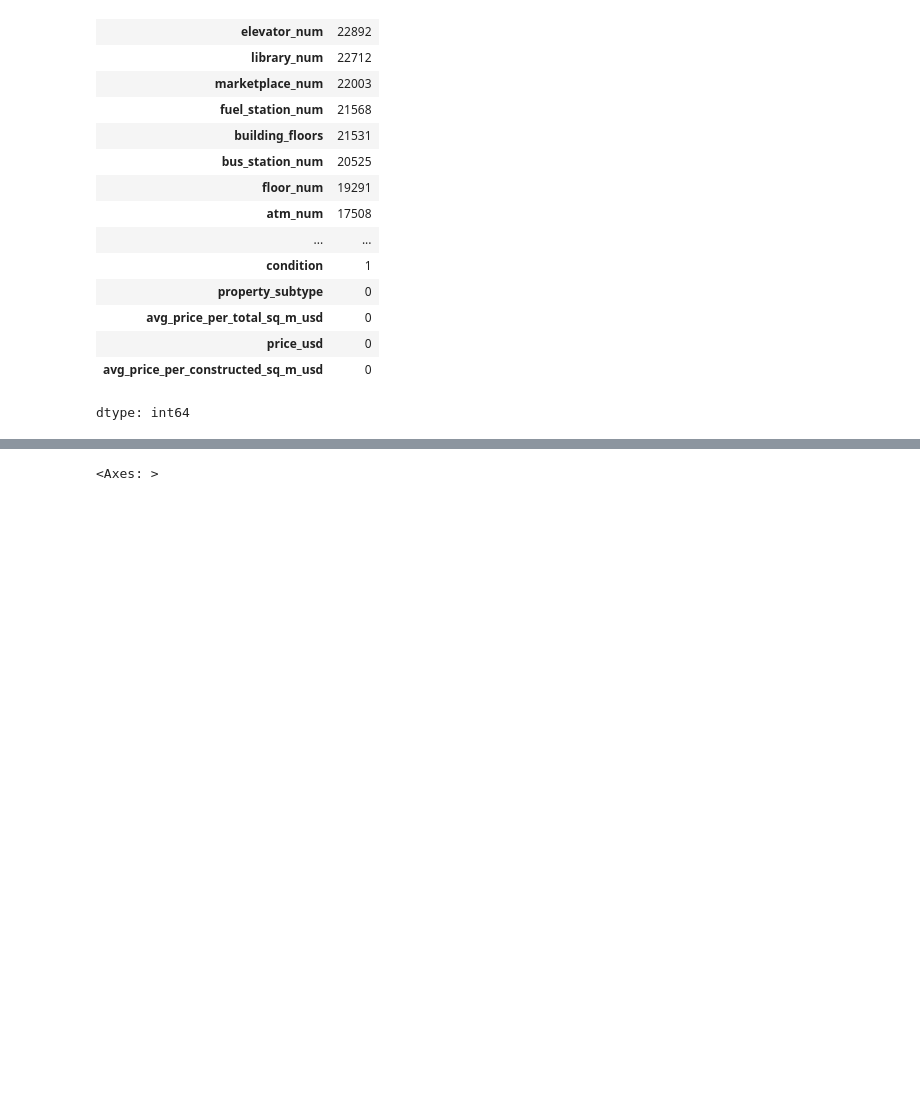
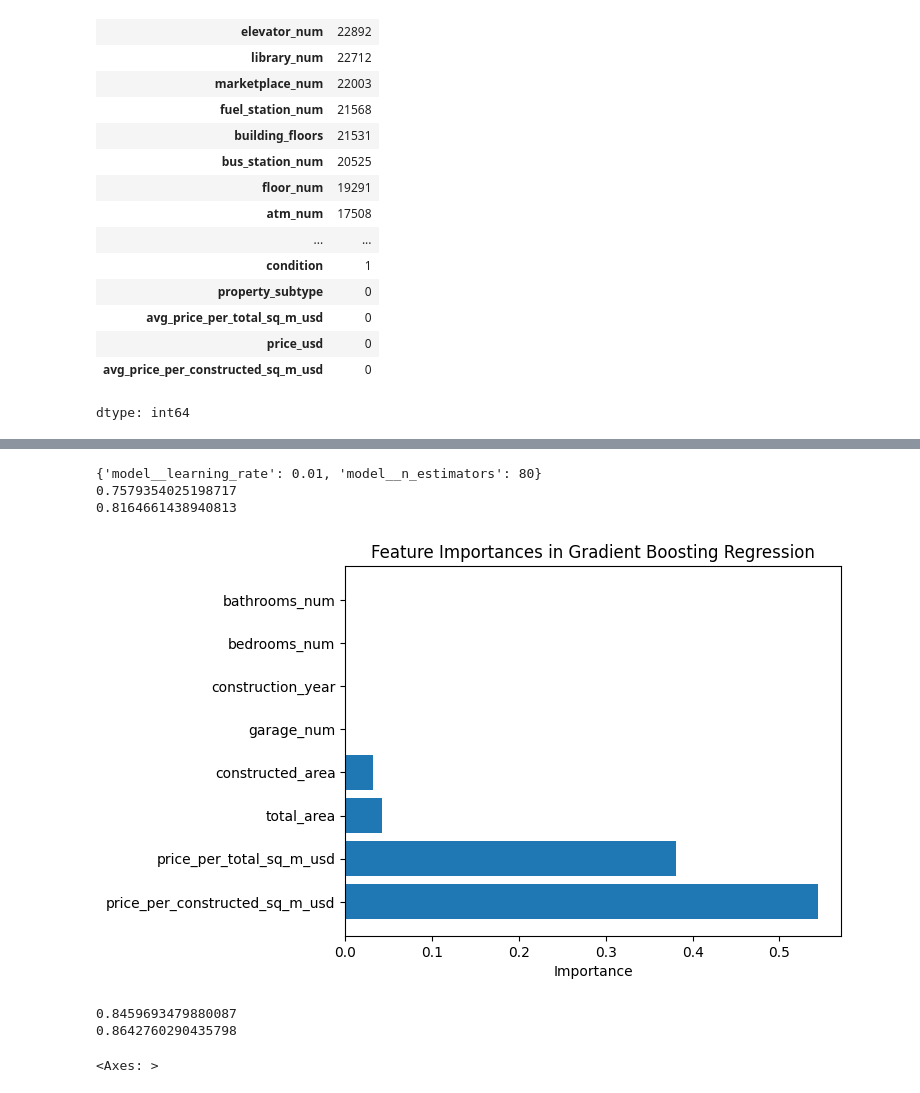
Before and after one commit to FernandoIGD12/UTEC_programming101, a Jupyter notebook: Intro_AI/proyecto_final_v2.0.ipynb, the cells around one changed output, grey strips where cells are left out. Cells and saved outputs as stored; diff of their text form; code cells hidden in the pictures; blank space fills up the shorter version.

```diff
--- a/Intro_AI/proyecto_final_v2.0.ipynb
+++ b/Intro_AI/proyecto_final_v2.0.ipynb
@@ -215,0 +214,31 @@ Input_gb = [('Scaler', StandardScaler()), ('model', GradientBoostingRegressor(ra
+# %%
+Input_gb = [('Scaler', StandardScaler()), ('model', GradientBoostingRegressor(random_state=42))]
+pipe_gb = Pipeline(Input_gb)
+param_grid = {
+    'model__n_estimators': [80, 100, 150],
+    'model__learning_rate': [0.01]
+}
+
+grid_gb = GridSearchCV(estimator = pipe_gb, param_grid = param_grid, cv = 5, scoring = 'r2', n_jobs = -1)
+grid_gb.fit(X_train, y_train)
+
+print(grid_gb.best_params_)
+print(grid_gb.score(X_train, y_train))
+print(grid_gb.score(X_test, y_test))
+# %% [output]
+{'model__learning_rate': 0.01, 'model__n_estimators': 80}
+0.7579354025198717
+0.8164661438940813
+# %%
+importances = grid_gb.best_estimator_.named_steps['model'].feature_importances_
+indices = np.argsort(importances)[::-1] # Sort in descending order
+features = X.columns
+
+# Plot feature importances
+plt.barh(range(X.shape[1]), importances[indices],  align="center")
+plt.yticks(range(X.shape[1]), [features[i] for i in indices])
+plt.xlabel("Importance")
+plt.title("Feature Importances in Gradient Boosting Regression")
+plt.show()
+# %% [output]
+[figure, added]
@@ -216,3 +253,11 @@ Input_gb = [('Scaler', StandardScaler()), ('model', GradientBoostingRegressor(ra
+# %%
+pipe_rf_pc = Pipeline([('Scaler', StandardScaler()), ('model', RandomForestRegressor(random_state=42, n_estimators=150))])
+pipe_rf_pc.fit(X_train, y_train)
+print(pipe_rf_pc.score(X_train, y_train))
+print(pipe_rf_pc.score(X_test, y_test))
+# %% [output]
+0.8459693479880087
+0.8642760290435798
 # %%
 sns.heatmap(df_final.corr(), annot = True, cmap = 'coolwarm')
 # %% [output]
```
Also changed, not shown: parts of 11 cells of this notebook.
